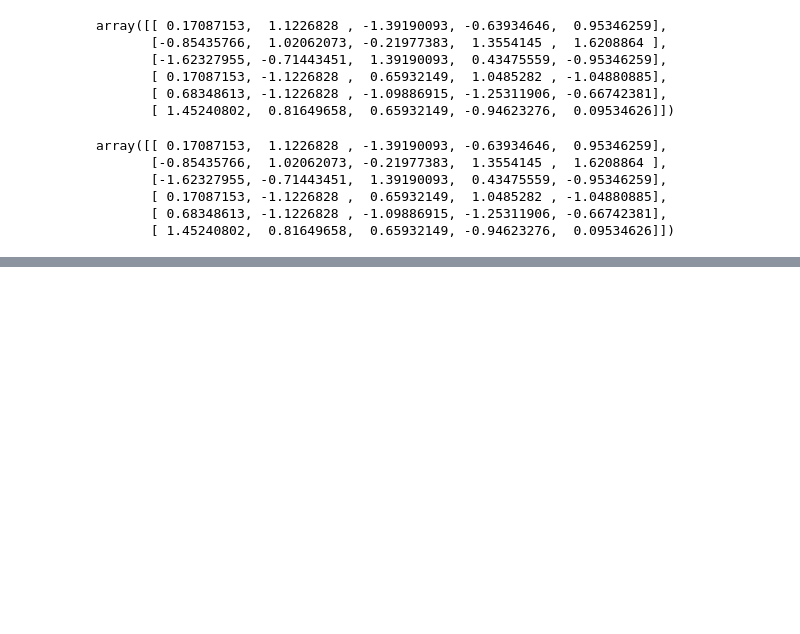
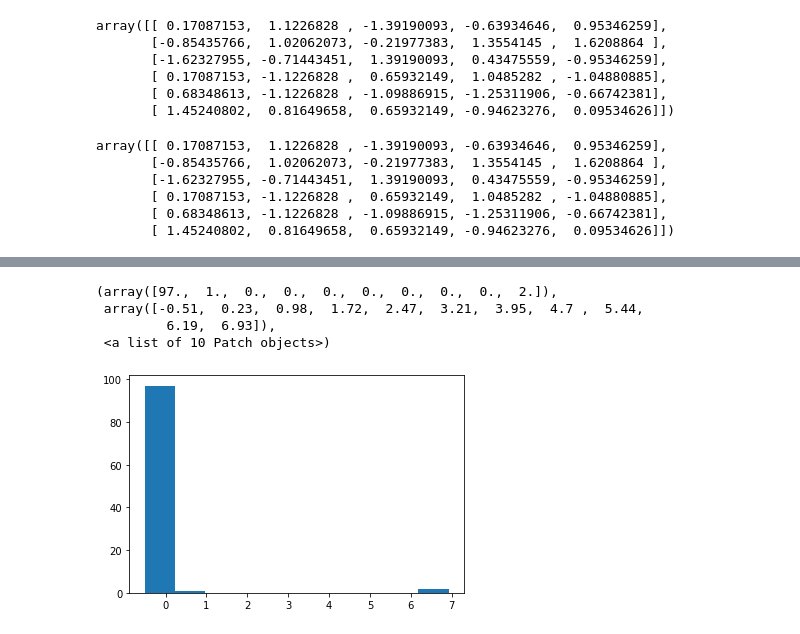
Before and after one commit to ikeven94/py_repo, a Jupyter notebook: Pandas_Numpy/Pandas_Scaling.ipynb, the cells around one changed output, grey strips where cells are left out. Saved outputs shown, nothing was run; the diff lists cells and outputs as text; code cells hidden in the pictures; blank space fills up the shorter version.

```diff
--- a/Pandas_Numpy/Pandas_Scaling.ipynb
+++ b/Pandas_Numpy/Pandas_Scaling.ipynb
@@ -365,0 +445,3 @@ array([[ 0.17087153,  1.1226828 , -1.39190093, -0.63934646,  0.95346259],
+# %%
+x = x.reshape(-1,1) # 100행 1열
+xss = StandardScaler().fit_transform(x)
@@ -365,0 +454,8 @@ array([[ 0.17087153,  1.1226828 , -1.39190093, -0.63934646,  0.95346259],
+# %%
+plt.hist(xss)
+# %% [output]
+(array([97.,  1.,  0.,  0.,  0.,  0.,  0.,  0.,  0.,  2.]),
+ array([-0.51,  0.23,  0.98,  1.72,  2.47,  3.21,  3.95,  4.7 ,  5.44,
+         6.19,  6.93]),
+ <a list of 10 Patch objects>)
+[figure, added]
```
Also changed, not shown: parts of 39 cells of this notebook.
